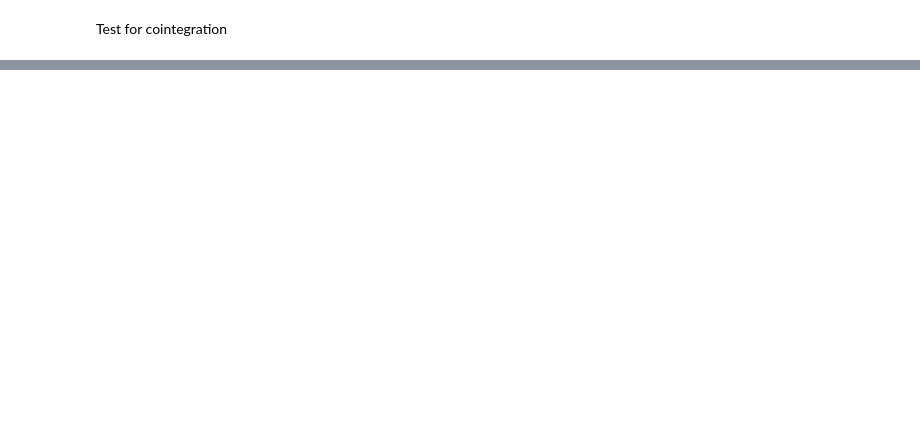
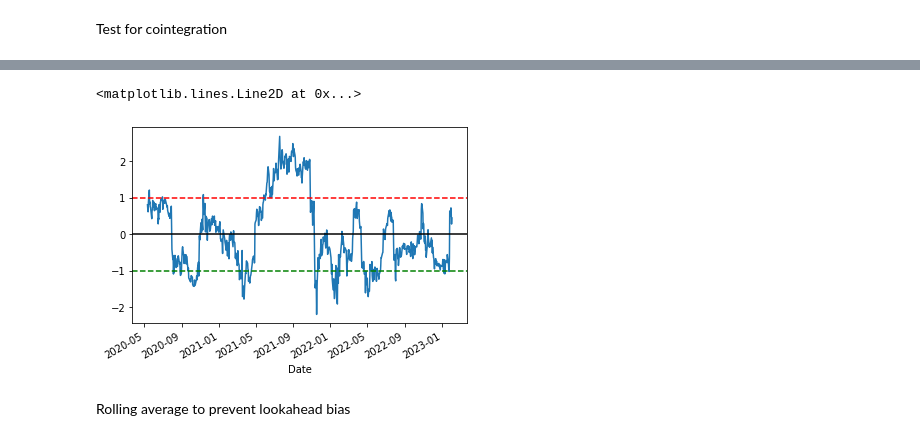
Before and after one commit to SiraDD/Monte-Carlo-Options, a Jupyter notebook: Pair_trading_research.ipynb, the cells around one changed output, grey strips where cells are left out. Saved outputs shown, nothing was run; the diff lists cells and outputs as text; code cells hidden in the pictures; blank space fills up the shorter version.

```diff
--- a/Pair_trading_research.ipynb
+++ b/Pair_trading_research.ipynb
@@ -77,0 +78,13 @@ p_value
+# %%
+def zscore(series):
+  return (series - series.mean()) / np.std(series)
+# %%
+zscore(Z).plot()
+plt.axhline(zscore(Z).mean(), color='black')
+plt.axhline(1.0, color='red', linestyle='--')
+plt.axhline(-1.0, color='green', linestyle='--')
+# %% [output]
+<matplotlib.lines.Line2D at 0x...>
+[figure, added]
+# %% [markdown]
+Rolling average to prevent lookahead bias
```
Also changed, not shown: parts of 8 cells of this notebook.
